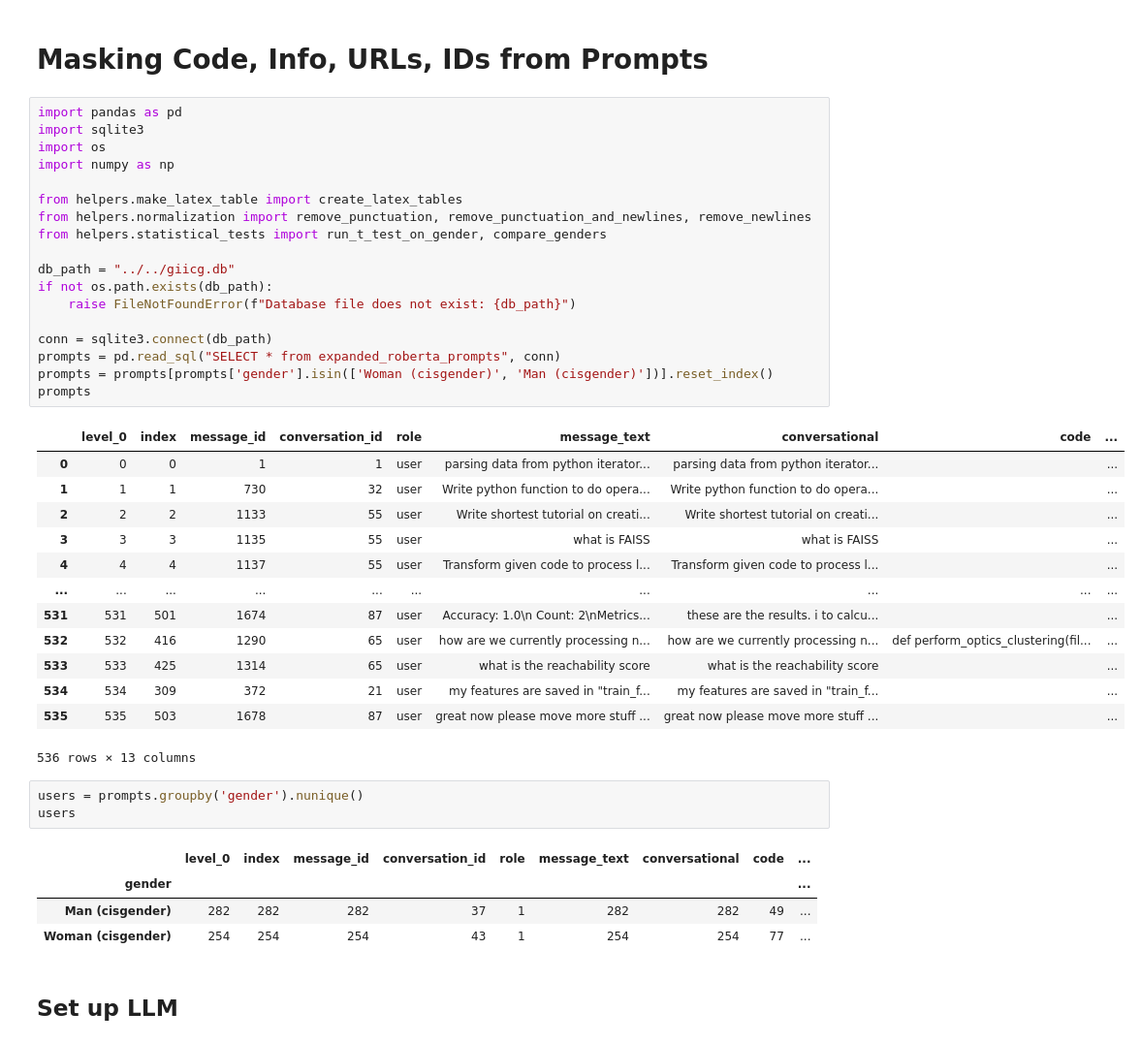
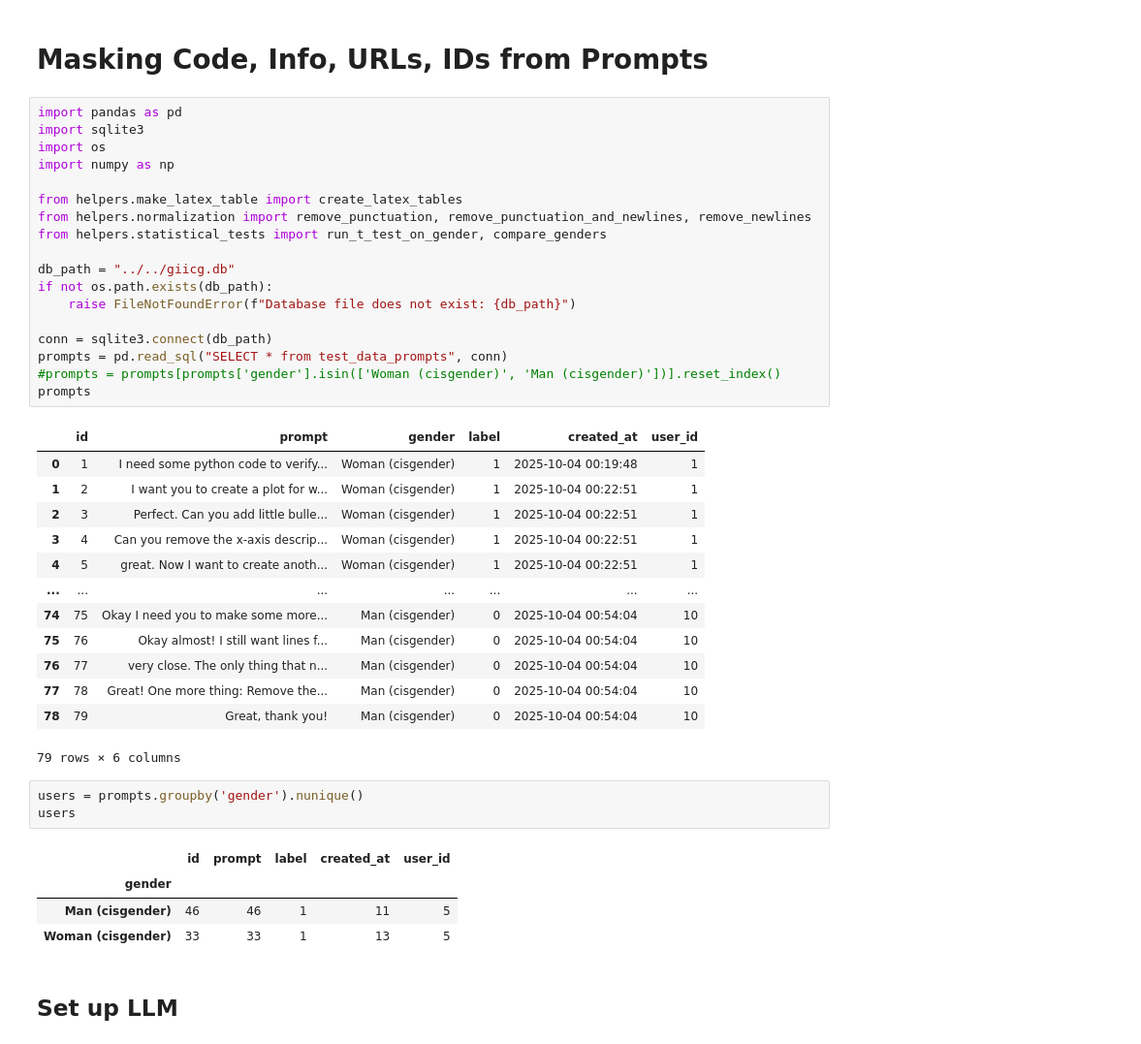
Before and after one commit to Mayaryin/GenderInfluenceInCodeGeneration, a Jupyter notebook: notebooks/prompt_analysis/00_Mask_Prompts.ipynb, the cells around one changed output. Shown: that part at 97% size. Drawn from its saved outputs; the diff is of its cells as text.

Commit message:
lots of stuff

```diff
--- a/notebooks/prompt_analysis/00_Mask_Prompts.ipynb
+++ b/notebooks/prompt_analysis/00_Mask_Prompts.ipynb
@@ -3,43 +3,43 @@
 # %%
 import pandas as pd
 import sqlite3
 import os
 import numpy as np
 
 from helpers.make_latex_table import create_latex_tables
 from helpers.normalization import remove_punctuation, remove_punctuation_and_newlines, remove_newlines
 from helpers.statistical_tests import run_t_test_on_gender, compare_genders
 
 db_path = "../../giicg.db"
 if not os.path.exists(db_path):
     raise FileNotFoundError(f"Database file does not exist: {db_path}")
 
 conn = sqlite3.connect(db_path)
-prompts = pd.read_sql("SELECT * from expanded_roberta_prompts", conn)
-prompts = prompts[prompts['gender'].isin(['Woman (cisgender)', 'Man (cisgender)'])].reset_index()
+prompts = pd.read_sql("SELECT * from test_data_prompts", conn)
+#prompts = prompts[prompts['gender'].isin(['Woman (cisgender)', 'Man (cisgender)'])].reset_index()
 prompts
 # %% [output]
-|  | level_0 | index | message_id | conversation_id | role | message_text | conversational | code | ... |
-| 0 | 0 | 0 | 1 | 1 | user | parsing data from python iterator... | parsing data from python iterator... |  | ... |
-| 1 | 1 | 1 | 730 | 32 | user | Write python function to do opera... | Write python function to do opera... |  | ... |
-| 2 | 2 | 2 | 1133 | 55 | user | Write shortest tutorial on creati... | Write shortest tutorial on creati... |  | ... |
-| 3 | 3 | 3 | 1135 | 55 | user | what is FAISS | what is FAISS |  | ... |
-| 4 | 4 | 4 | 1137 | 55 | user | Transform given code to process l... | Transform given code to process l... |  | ... |
-| ... | ... | ... | ... | ... | ... | ... | ... | ... | ... |
-| 531 | 531 | 501 | 1674 | 87 | user | Accuracy: 1.0\n Count: 2\nMetrics... | these are the results. i to calcu... |  | ... |
-| 532 | 532 | 416 | 1290 | 65 | user | how are we currently processing n... | how are we currently processing n... | def perform_optics_clustering(fil... | ... |
-| 533 | 533 | 425 | 1314 | 65 | user | what is the reachability score | what is the reachability score |  | ... |
-| 534 | 534 | 309 | 372 | 21 | user | my features are saved in "train_f... | my features are saved in "train_f... |  | ... |
-| 535 | 535 | 503 | 1678 | 87 | user | great now please move more stuff ... | great now please move more stuff ... |  | ... |
+|  | id | prompt | gender | label | created_at | user_id |
+| 0 | 1 | I need some python code to verify... | Woman (cisgender) | 1 | 2025-10-04 00:19:48 | 1 |
+| 1 | 2 | I want you to create a plot for w... | Woman (cisgender) | 1 | 2025-10-04 00:22:51 | 1 |
+| 2 | 3 | Perfect. Can you add little bulle... | Woman (cisgender) | 1 | 2025-10-04 00:22:51 | 1 |
+| 3 | 4 | Can you remove the x-axis descrip... | Woman (cisgender) | 1 | 2025-10-04 00:22:51 | 1 |
+| 4 | 5 | great. Now I want to create anoth... | Woman (cisgender) | 1 | 2025-10-04 00:22:51 | 1 |
+| ... | ... | ... | ... | ... | ... | ... |
+| 74 | 75 | Okay I need you to make some more... | Man (cisgender) | 0 | 2025-10-04 00:54:04 | 10 |
+| 75 | 76 | Okay almost! I still want lines f... | Man (cisgender) | 0 | 2025-10-04 00:54:04 | 10 |
+| 76 | 77 | very close. The only thing that n... | Man (cisgender) | 0 | 2025-10-04 00:54:04 | 10 |
+| 77 | 78 | Great! One more thing: Remove the... | Man (cisgender) | 0 | 2025-10-04 00:54:04 | 10 |
+| 78 | 79 | Great, thank you! | Man (cisgender) | 0 | 2025-10-04 00:54:04 | 10 |
-536 rows × 13 columns
+79 rows × 6 columns
 # %%
 users = prompts.groupby('gender').nunique()
 users
 # %% [output]
-|  | level_0 | index | message_id | conversation_id | role | message_text | conversational | code | ... |
-| gender |  |  |  |  |  |  |  |  | ... |
-| Man (cisgender) | 282 | 282 | 282 | 37 | 1 | 282 | 282 | 49 | ... |
-| Woman (cisgender) | 254 | 254 | 254 | 43 | 1 | 254 | 254 | 77 | ... |
+|  | id | prompt | label | created_at | user_id |
+| gender |  |  |  |  |  |
+| Man (cisgender) | 46 | 46 | 1 | 11 | 5 |
+| Woman (cisgender) | 33 | 33 | 1 | 13 | 5 |
 # %% [markdown]
 ## Set up LLM
 # %%
```
Also changed, not shown: parts of 2 cells of this notebook, 2 other files.
